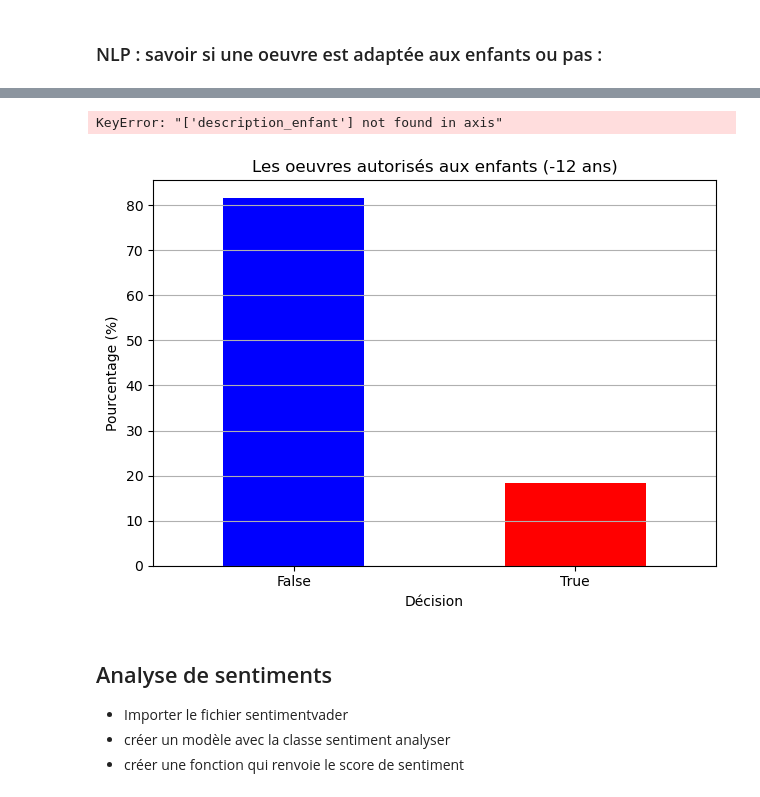
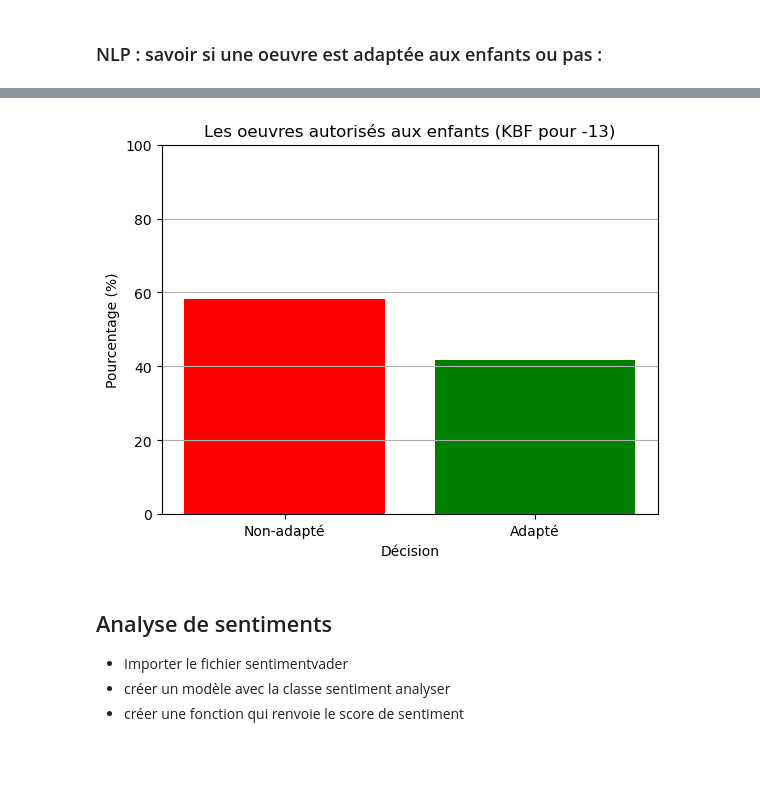
Before and after one commit to amina-taleb/netflix-insights, a Jupyter notebook: Netflix Data Analysis.ipynb, the cells around one changed output, grey strips where cells are left out. Saved outputs shown, nothing was run; the diff lists cells and outputs as text; code cells hidden in the pictures; blank space fills up the shorter version.

```diff
--- a/Netflix Data Analysis.ipynb
+++ b/Netflix Data Analysis.ipynb
@@ -772,7 +846,21 @@ plt.show()
 # %% [markdown]
 ### NLP : savoir si une oeuvre est adaptée aux enfants ou pas :
 # %%
-keywords = ['animation', 'magic', 'princess', 'school', 'adventure', 'kids', 'family', 'talking animals', 'fun', 'friendship']
+keywords = [
+    'animation', 'magic', 'princess', 'school', 'adventure',
+    'kids', 'family', 'talking animals', 'fun', 'friendship',
+    'cartoon', 'fairy tale', 'fantasy', 'children', 'imagination',
+    'love', 'kindness', 'hero', 'happy', 'joy', 'magic kingdom',
+    'monster', 'superhero', 'pirate', 'wizards', 'dinosaur',
+    'robot', 'exploration', 'mystery', 'detective', 'castle',
+    'toy', 'enchanted', 'forest', 'journey', 'sea', 'magic wand',
+    'laugh', 'play', 'heroic', 'magical world', 'fantasy world',
+    'best friend', 'adventure land', 'cartoon character', 'fairytale',
+    'wonder', 'imagination world', 'animal friends', 'wildlife',
+    'adventure quest', 'secret', 'treasure hunt', 'dream', 'forest adventure',
+    'wonderland', 'playground', 'happily ever after', 'magical creatures',
+    'fantasy adventure', 'storybook', 'genie', 'underwater', 'teddy bear'
+]
 
 def detect_keywords(description):
     if pd.isna(description):
@@ -784,23 +888,22 @@ df['Autorisation_enfant'] = df['description'].apply(detect_keywords)
 # %%
-df.drop('description_enfant', axis=1, inplace=True)
+#df.drop('Autorisation_enfant', axis=1, inplace=True)
-# %% [output]
-KeyError: "['description_enfant'] not found in axis"
 # %%
-df.rename(columns={'- 12_ans': 'Pour_enfants'}, inplace=True)
+#df.rename(columns={'Autorisation_enfant': 'Pour_enfants'}, inplace=True)
 # %%
-is_for_kid = df['Pour_enfants'].value_counts()
+is_for_kid = df['Autorisation_enfant'].value_counts()
 is_for_kid_percent = (is_for_kid / is_for_kid.sum()) * 100
 # %%
-is_for_kid_percent.plot(kind='bar', color=['blue', 'red'])
-plt.title('Les oeuvres autorisés aux enfants (-12 ans)')
+labels = ['Non-adapté', 'Adapté']
+plt.bar(labels, is_for_kid_percent, color=['red', 'green'])
+plt.title('Les oeuvres autorisés aux enfants (KBF pour -13)')
 plt.xlabel('Décision')
 plt.ylabel('Pourcentage (%)')
 plt.xticks(rotation=0) #pour afficher horizontalement les labels
 plt.grid(axis='y')
-plt.tight_layout()
+plt.ylim(0, 100)
 plt.show()
 # %% [output]
-[figure, old version]
+[figure, new version]
 # %% [markdown]
 ## Analyse de sentiments
 * Importer le fichier sentimentvader
```
Also changed, not shown: parts of 37 cells of this notebook.
